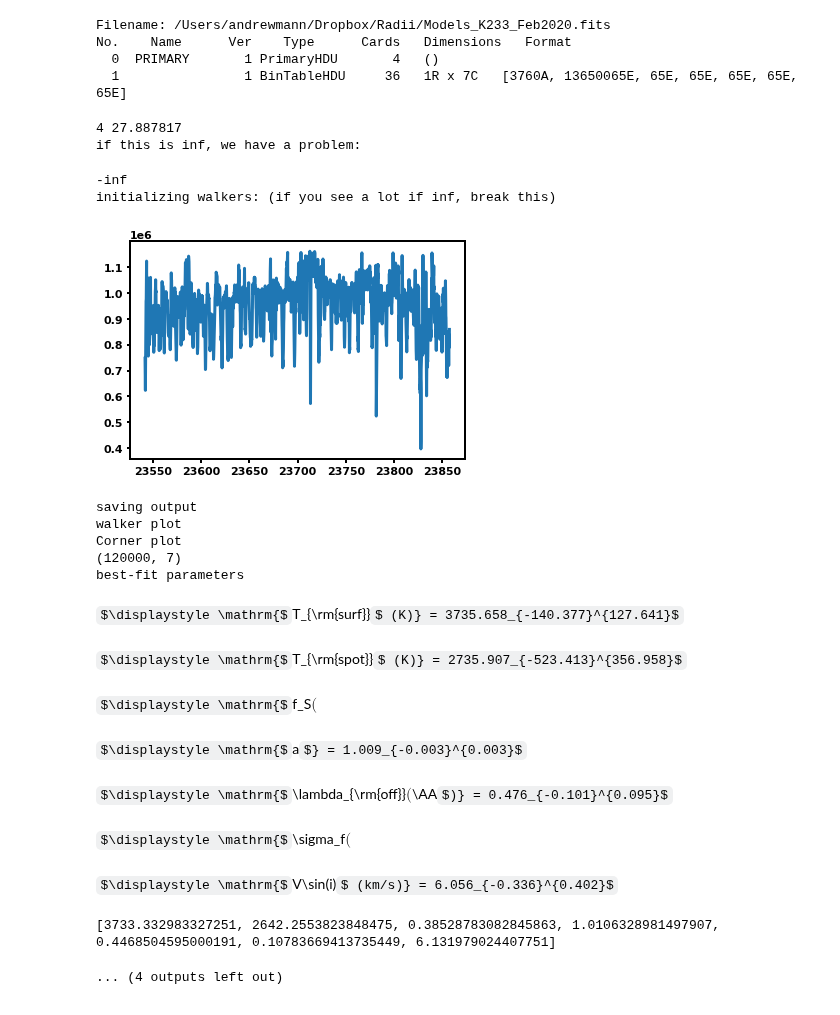
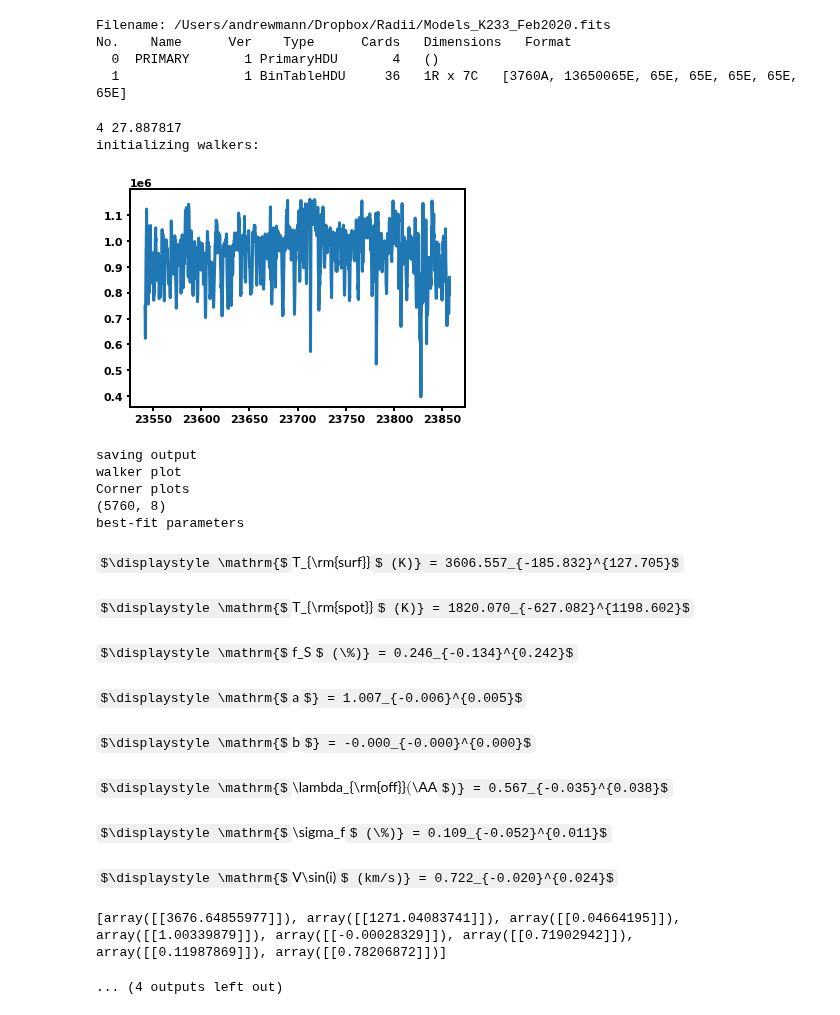
Before and after one commit to awmann/K233Spots, a Jupyter notebook: multi_spec_fit_IGRINS.ipynb, the cells around one changed output. Drawn from its saved outputs; the diff is of its cells as text; code cells hidden in the pictures; some formulas as TeX source.

```diff
--- a/multi_spec_fit_IGRINS.ipynb
+++ b/multi_spec_fit_IGRINS.ipynb
@@ -260,4 +258,15 @@ def inialize_walkers(igrinswave,igrinsspec,igrinserr,modelspectra,modelteff):
     plt.plot(mwav,ospec)
     plt.show()
     return mwav, ospec, oerr, mspec, mteff, pos0
+# %%
+def run_mcmc(nwalkers,ndim,mteff,mspec,mwav,ospec,oerr,nthreads,order,cutoff):
+    sampler = emcee.EnsembleSampler(nwalkers, ndim, ln_posterior, args=(mteff,mspec,mwav,ospec,oerr,cutoff), threads=nthreads)
+    sampler.run_mcmc(pos0, nsteps,progress=True)
+
+    print('saving output')
+    np.save('Multispec_igrins'+str(order)+'_chain.npy', np.array(sampler.chain))
+    np.save('Multispec_igrins'+str(order)+'_prob.npy', np.array(sampler.lnprobability))
+    np.save('Multispec_igrins'+str(order)+'_accept.npy',np.array(sampler.acceptance_fraction))
+
+    return sampler
 # %%
@@ -339,6 +339,7 @@ order = 7
 band = 'K'
 trim = 5
 minsnr = 25
+cutoff = 40
 if band == 'K':
     hdul = fits.open('SDCK_20170316_0102.spec_a0v.fits')
     hdul.info()
@@ -361,7 +362,9 @@ igspec_a0 = hdul[3].data
 igspec_vega = hdul[4].data
 igspec_dividecont = hdul[5].data
 index = order
-snr = 1./(np.sqrt(data2/igspec**2 + igspec_a0/igspec_a0**2))
+fracerr = (np.sqrt(data2/igspec**2 + igspec_a0/igspec_a0**2))
+snr = 1./fracerr
+norders = np.size(snr[:,0])
 modelpath = '/Users/andrewmann/Dropbox/Radii/Models_K233_Feb2020.fits'
 hdul = fits.open(modelpath)
 hdul.info()
@@ -390,18 +393,17 @@ No.    Name      Ver    Type      Cards   Dimensions   Format
   0  PRIMARY       1 PrimaryHDU       4   ()
   1                1 BinTableHDU     36   1R x 7C   [3760A, 13650065E, 65E, 65E, 65E, 65E, 65E]
 # %%
-nsteps = 5000
-burn = 1000
+nsteps = 100
+burn = 10
 thin = 1
-
-#igspec_diva0, igwave, igspec, igspec_a0, igspec_vega, igspec_dividecont, snr = readin_data(data,data2,order,trim)
+nwalkers, ndim = 64, 8
+nthreads = 12
 for order in range(4,20):
-    if order < orders:
+    if order < norders:
         ordersnr = np.nanmean(snr[order,:])
         print(order,ordersnr)
         if ordersnr > minsnr:
             wrange = [np.min(igwave[order,:])+trim,np.max(igwave[order,:])-trim]
-            orders = np.size(snr[:,0])
             igrinswave = np.array(igwave[order,:])
             igrinsspec = np.array(igspec_diva0[order,:])
             igrinserr = np.array(igrinsspec*fracerr[order,:])
@@ -413,54 +415,55 @@ for order in range(4,20):
             ll = np.where((igrinswave > wrange[0])&(igrinswave < wrange[1]) )
             igrinsspec = igrinsspec[ll]
             igrinserr = igrinserr[ll]
             igrinswave = igrinswave[ll]
 
             modelspectra, modelwave = resample_model(modelwave,modelspectra,igrinswave)
             #plt.plot(igrinswave,igrinsspec)
-            mwav, ospec, oerr, mspec, mteff, pos0 = inialize_walkers(igrinswave,igrinsspec,igrinserr,modelspectra,modelteff)
-            best = run_mcmc(nwalkers,ndim,mteff,mspec,mwav,ospec,oerr,nthreads,order)
+            mwav, ospec, oerr, mspec, mteff, pos0 = inialize_walkers(igrinswave,igrinsspec,igrinserr,modelspectra,modelteff,cutoff,nwalkers)
+            sampler = run_mcmc(nwalkers,ndim,mteff,mspec,mwav,ospec,oerr,nthreads,order,cutoff)
+            best = make_plots(sampler)
+
             ## make a plot showing the best fit and residual
             wav = np.array(mwav)
-            Tsurfb, Tspotb, fSb, ab, loffb, fb, broadb = best
+            Tsurfb, Tspotb, fSb, ab, bb, loffb, fb, broadb = best
             modelspec = doublespec(mteff,mspec,Tsurfb,Tspotb,fSb)
             newwav = wav + loffb
             interpfunc = interpolate.interp1d(wav, modelspec, kind='linear',fill_value="extrapolate")
             modelspec_shift = interpfunc(newwav)
             ## vsini broadening
             modelspec_smooth = gf(wav, modelspec_shift, broadb)
             modelspec_norm = np.array(modelspec_smooth)/np.mean(modelspec_smooth)
             obsspec_norm = np.array(ospec)/np.mean(ospec)
             obsspec_err_norm = np.array(oerr)/np.mean(oerr)
-            obsspec_norm*=ab
-            obsspec_err_norm*=ab
-            cutoff = 5
+            normalizer = (ab+bb*(wav-np.nanmean(wav)))
+            obsspec_norm*=normalizer
+            obsspec_err_norm*=normalizer
             modelspec_norm = modelspec_norm[cutoff:np.size(wav)-cutoff]
             obsspec_norm = obsspec_norm[cutoff:np.size(wav)-cutoff]
             obsspec_err_norm = obsspec_err_norm[cutoff:np.size(wav)-cutoff]
             wav = wav[cutoff:np.size(wav)-cutoff]
             plt.plot(newwav,obsspec_norm,label='data')
             plt.show(newwav,modelspec_norm,label='model')
             plt.legend()
             plt.show()
             plt.plot(mwav,(obsspec_norm-modelspec_norm)/obsspec_err_norm)
             plt.show()
 # %% [output]
 4 27.887817
-if this is inf, we have a problem:
+initializing walkers:
+[figure]
--inf
-initializing walkers: (if you see a lot if inf, break this)
+saving output
+walker plot
+Corner plots
+(5760, 8)
+best-fit parameters
-[figure]
-saving output
-walker plot
-Corner plot
-(120000, 7)
-best-fit parameters
-$\displaystyle \mathrm{$T_{\rm{surf}}$ (K)} = 3735.658_{-140.377}^{127.641}$
+$\displaystyle \mathrm{$T_{\rm{surf}}$ (K)} = 3606.557_{-185.832}^{127.705}$
-$\displaystyle \mathrm{$T_{\rm{spot}}$ (K)} = 2735.907_{-523.413}^{356.958}$
+$\displaystyle \mathrm{$T_{\rm{spot}}$ (K)} = 1820.070_{-627.082}^{1198.602}$
-$\displaystyle \mathrm{$f_S$ (%)} = 0.389_{-0.185}^{0.169}$
+$\displaystyle \mathrm{$f_S$ (\%)} = 0.246_{-0.134}^{0.242}$
-$\displaystyle \mathrm{$a$} = 1.009_{-0.003}^{0.003}$
+$\displaystyle \mathrm{$a$} = 1.007_{-0.006}^{0.005}$
-$\displaystyle \mathrm{$\lambda_{\rm{off}}$ ($\AA$)} = 0.476_{-0.101}^{0.095}$
+$\displaystyle \mathrm{$b$} = -0.000_{-0.000}^{0.000}$
-$\displaystyle \mathrm{$\sigma_f$ (%)} = 0.108_{-0.002}^{0.002}$
+$\displaystyle \mathrm{$\lambda_{\rm{off}}$ ($\AA$)} = 0.567_{-0.035}^{0.038}$
-$\displaystyle \mathrm{$V\sin(i)$ (km/s)} = 6.056_{-0.336}^{0.402}$
+$\displaystyle \mathrm{$\sigma_f$ (\%)} = 0.109_{-0.052}^{0.011}$
+$\displaystyle \mathrm{$V\sin(i)$ (km/s)} = 0.722_{-0.020}^{0.024}$
+[array([[3676.64855977]]), array([[1271.04083741]]), array([[0.04664195]]), array([[1.00339879]]), array([[-0.00028329]]), array([[0.71902942]]), array([[0.11987869]]), array([[0.78206872]])]
-[3733.332983327251, 2642.2553823848475, 0.38528783082845863, 1.0106328981497907, 0.4468504595000191, 0.10783669413735449, 6.131979024407751]
+... (4 outputs left out)
-... (4 outputs left out)
```
Also changed, not shown: parts of 5 cells of this notebook, 1 other file.
